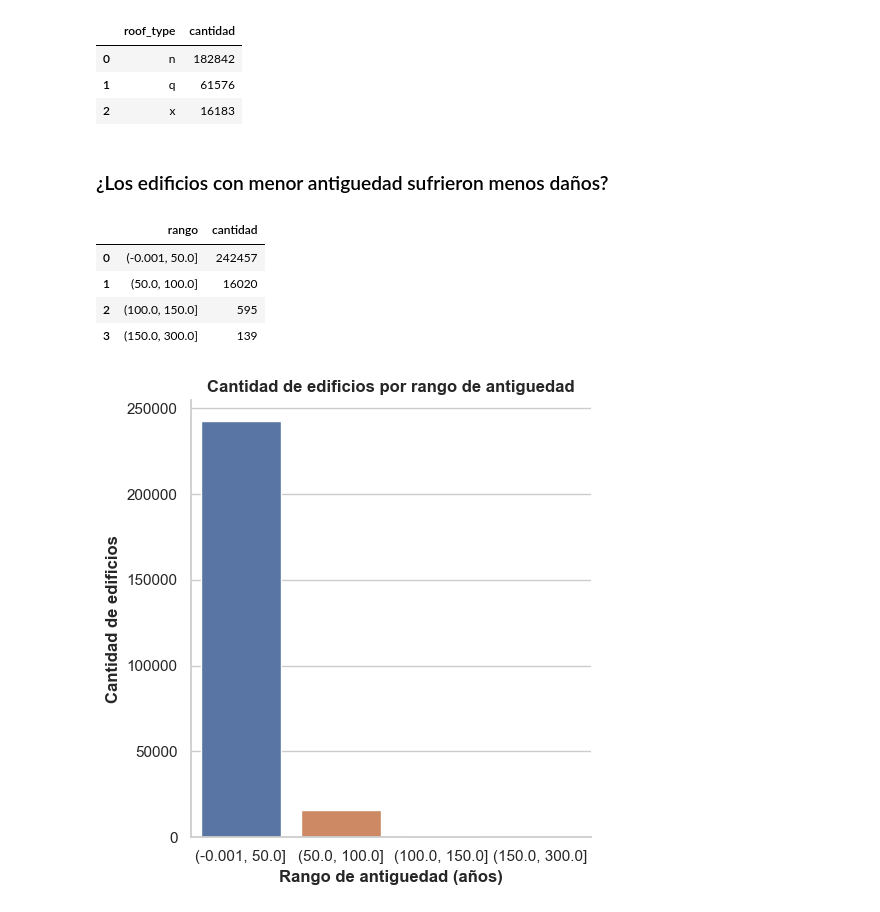
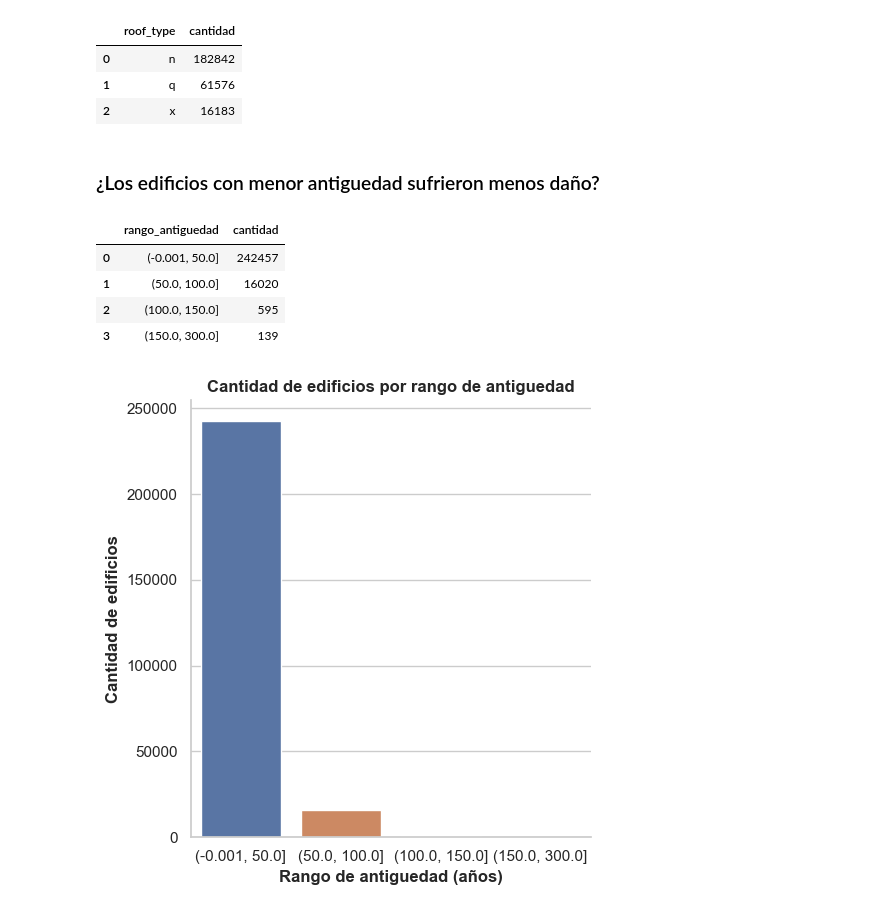
Before and after one commit to FacuMastri/richters-predictor-earthquake, a Jupyter notebook: 1-analisis-exploratorio.ipynb, the cells around one changed output. Saved outputs shown, nothing was run; the diff lists cells and outputs as text; code cells hidden in the pictures.

```diff
--- a/1-analisis-exploratorio.ipynb
+++ b/1-analisis-exploratorio.ipynb
@@ -408,15 +436,15 @@ df_buildings.groupby('roof_type').agg({'plan_configuration':'count'}).rename(col
 | 1 | q | 61576 |
 | 2 | x | 16183 |
 # %% [markdown]
-### ¿Los edificios con menor antiguedad sufrieron menos daños?
+### ¿Los edificios con menor antiguedad sufrieron menos daño?
 # %%
 bins = [0, 50, 100, 150, 300, 500, 600, 700, 800, 900, 950]
 age_by_bins = df_buildings['age'].value_counts(bins=bins).to_frame()
-age_by_bins = age_by_bins.reset_index().rename(columns={'index': 'rango', 'age':'cantidad'})
+age_by_bins = age_by_bins.reset_index().rename(columns={'index': 'rango_antiguedad', 'age':'cantidad'})
 age_by_bins = age_by_bins.loc[age_by_bins['cantidad'] > 0]
 age_by_bins
 # %% [output]
-|  | rango | cantidad |
+|  | rango_antiguedad | cantidad |
 | 0 | (-0.001, 50.0] | 242457 |
 | 1 | (50.0, 100.0] | 16020 |
 | 2 | (100.0, 150.0] | 595 |
```
Also changed, not shown: parts of 18 cells of this notebook.
